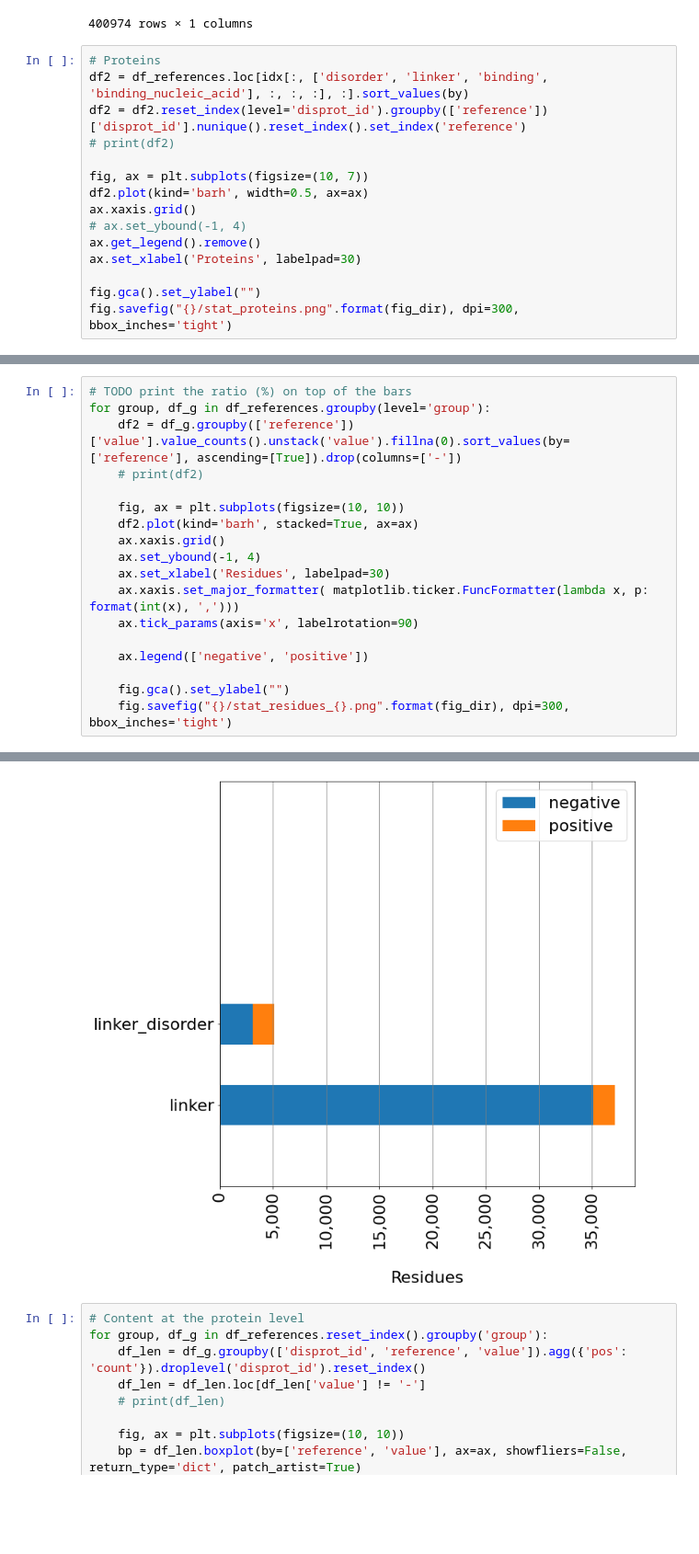
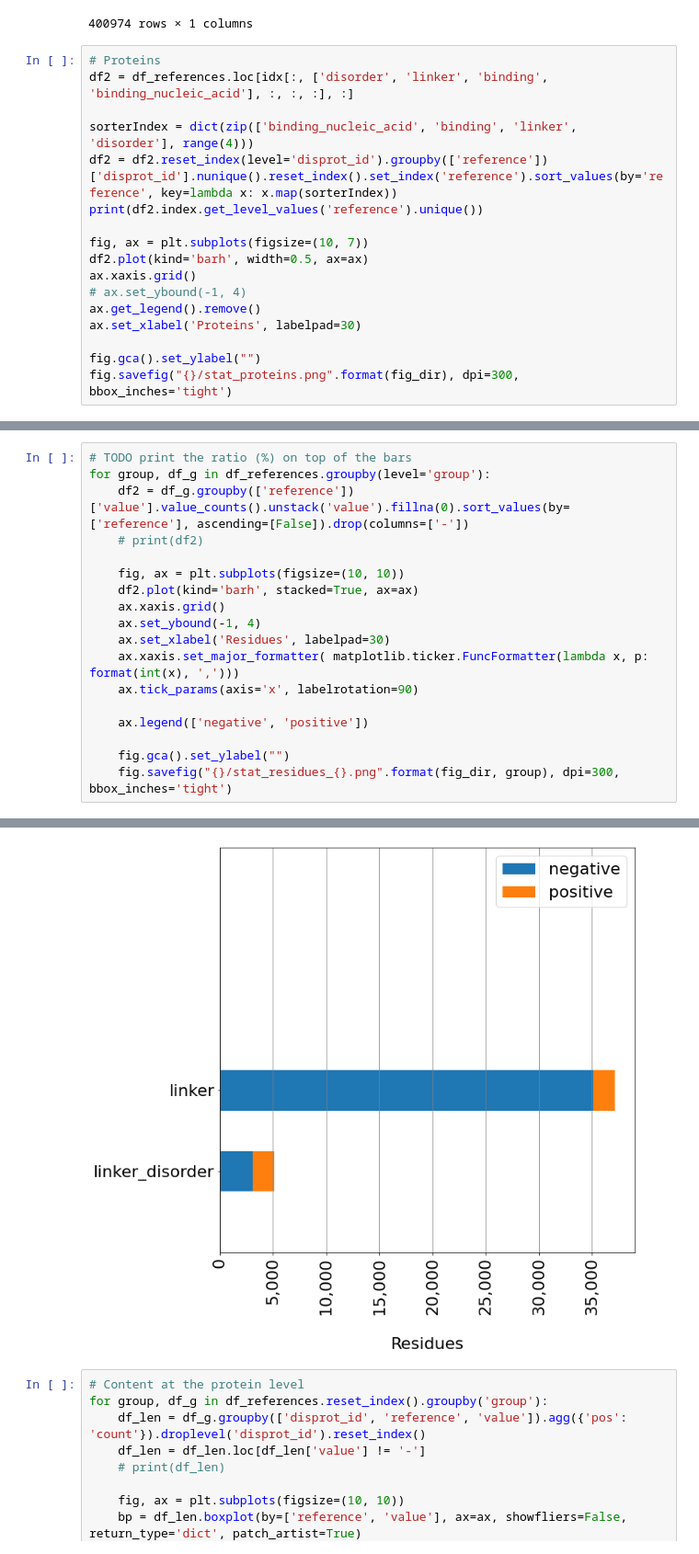
Before and after one commit to BioComputingUP/caid2-reference, a Jupyter notebook: src/references_stats.ipynb, the cells around one changed output, grey strips where cells are left out. Shown at 92% size. Drawn from its saved outputs; the diff is of its cells as text; blank space fills up the shorter version.

```diff
--- a/src/references_stats.ipynb
+++ b/src/references_stats.ipynb
@@ -92,9 +92,11 @@ df_references.loc[idx[:, ['disorder', 'linker', 'binding', 'binding_nucleic_acid
 400974 rows × 1 columns
 # %%
 # Proteins
-df2 = df_references.loc[idx[:, ['disorder', 'linker', 'binding', 'binding_nucleic_acid'], :, :, :], :].sort_values(by)
-df2 = df2.reset_index(level='disprot_id').groupby(['reference'])['disprot_id'].nunique().reset_index().set_index('reference')
-# print(df2)
+df2 = df_references.loc[idx[:, ['disorder', 'linker', 'binding', 'binding_nucleic_acid'], :, :, :], :]
+
+sorterIndex = dict(zip(['binding_nucleic_acid', 'binding', 'linker', 'disorder'], range(4)))
+df2 = df2.reset_index(level='disprot_id').groupby(['reference'])['disprot_id'].nunique().reset_index().set_index('reference').sort_values(by='reference', key=lambda x: x.map(sorterIndex))
+print(df2.index.get_level_values('reference').unique())
 
 fig, ax = plt.subplots(figsize=(10, 7))
 df2.plot(kind='barh', width=0.5, ax=ax)
@@ -110,7 +113,7 @@ fig.savefig("{}/stat_proteins.png".format(fig_dir), dpi=300, bbox_inches='tight'
 # %%
 # TODO print the ratio (%) on top of the bars
 for group, df_g in df_references.groupby(level='group'):
-    df2 = df_g.groupby(['reference'])['value'].value_counts().unstack('value').fillna(0).sort_values(by=['reference'], ascending=[True]).drop(columns=['-'])
+    df2 = df_g.groupby(['reference'])['value'].value_counts().unstack('value').fillna(0).sort_values(by=['reference'], ascending=[False]).drop(columns=['-'])
     # print(df2)
 
     fig, ax = plt.subplots(figsize=(10, 10))
@@ -124,5 +127,5 @@ for group, df_g in df_references.groupby(level='group'):
     ax.legend(['negative', 'positive'])
 
     fig.gca().set_ylabel("")
-    fig.savefig("{}/stat_residues_{}.png".format(fig_dir), dpi=300, bbox_inches='tight')
+    fig.savefig("{}/stat_residues_{}.png".format(fig_dir, group), dpi=300, bbox_inches='tight')
 # %% [output]
@@ -131,4 +134,4 @@ for group, df_g in df_references.groupby(level='group'):
-[figure, old version]
+[figure, new version]
 # %%
 # Content at the protein level
 for group, df_g in df_references.reset_index().groupby('group'):
```
Also changed, not shown: parts of 4 cells of this notebook.
